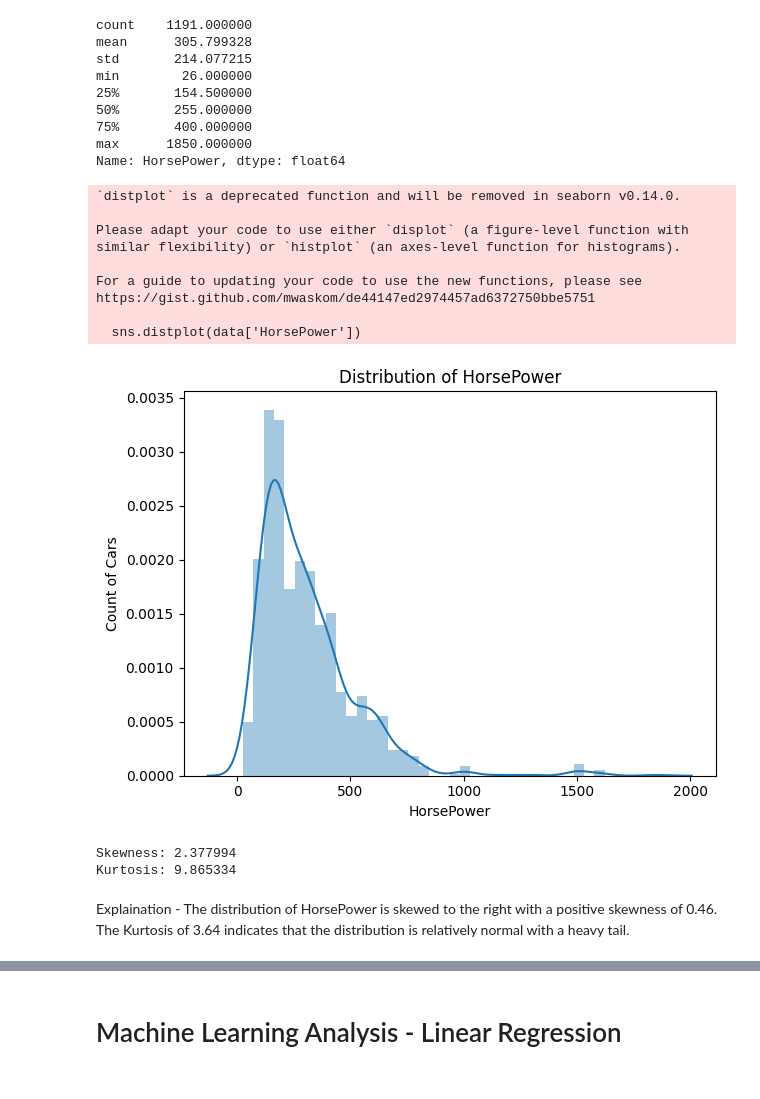
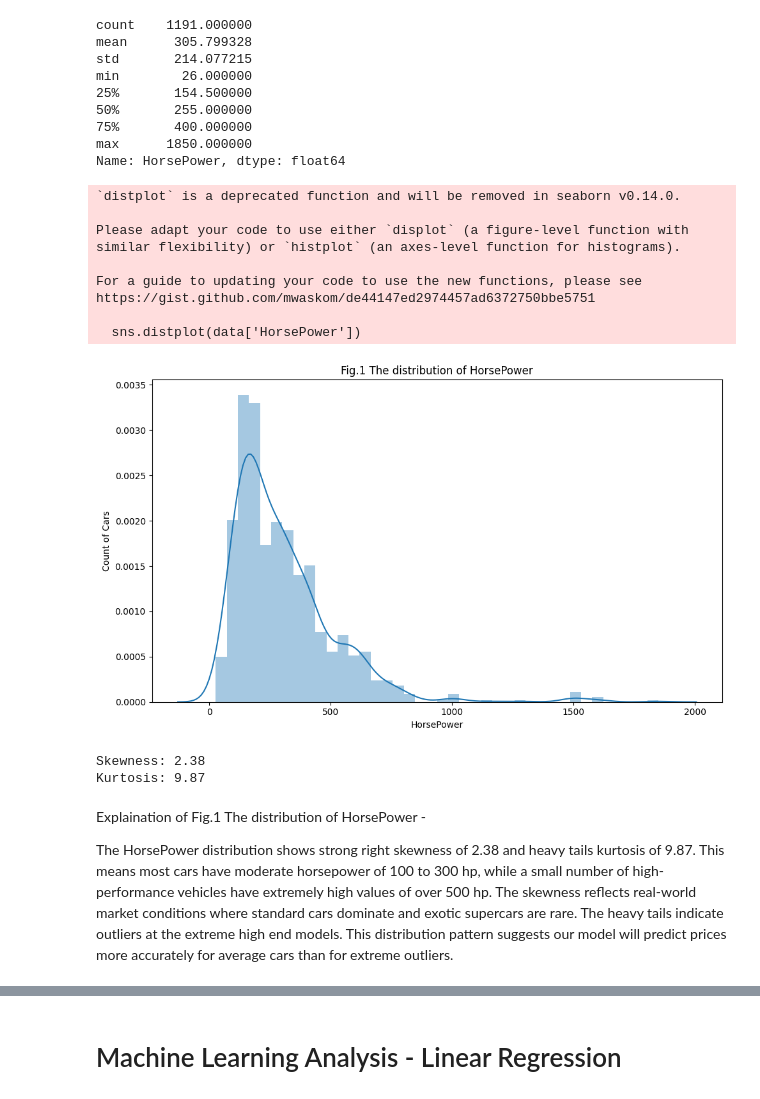
Before and after one commit to Syed-Nihaal/Cars-Dataset-Analysis-CW1, a Jupyter notebook: CW1.ipynb, the cells around one changed output, grey strips where cells are left out. Cells and saved outputs as stored; diff of their text form; code cells hidden in the pictures.

```diff
--- a/CW1.ipynb
+++ b/CW1.ipynb
@@ -43,3 +62,28 @@ data["Company Names"] = data["Company Names"].str.strip().str.upper()
 data["Cars Names"] = data["Cars Names"].str.strip().str.title()
 data["Fuel Types"] = data["Fuel Types"].str.strip().str.lower()
 data["Engines"] = data["Engines"].str.strip().str.upper()
+# %%
+# Encoding Catogorical data
+le = LabelEncoder()
+categorical_cols = ['Company Names', 'Fuel Types', 'Engines']
+label_encoders = {}
+for col in categorical_cols:
+    le = LabelEncoder()
+    # Create new encoded column
+    data[f'{col}_encoded'] = le.fit_transform(data[col])
+    label_encoders[col] = le
+
+data['Company Names_encoded'] = le.fit_transform(data['Company Names'])
+print("Company = Number Mapping:")
+for i, category in enumerate(le.classes_):
+    print(f"{category} = {i}")
+
+data['Fuel Types_encoded'] = le.fit_transform(data['Fuel Types'])
+print("Fuel Types = Number Mapping:")
+for i, category in enumerate(le.classes_):
+    print(f"{category} = {i}")
+
+data['Engines_encoded'] = le.fit_transform(data['Engines'])
+print("Engines = Number Mapping:")
+for i, category in enumerate(le.classes_):
+    print(f"{category} = {i}")
@@ -194,28 +265,31 @@ max      1850.000000
 Name: HorsePower, dtype: float64
 # %%
 # Displaying HorsePower and the count of cars distribution
+plt.figure(figsize=(10,6))
 sns.distplot(data['HorsePower'])
-plt.title('Distribution of HorsePower')
+plt.title('Fig.1 The distribution of HorsePower')
 plt.xlabel('HorsePower')
 plt.ylabel('Count of Cars')
 plt.tight_layout()
 plt.show()
 # Measure of distortion of symmetric distribution
-print("Skewness: %f" % data['HorsePower'].skew())
-print("Kurtosis: %f" % data['HorsePower'].kurt())
+print(f"Skewness: {data['HorsePower'].skew():.2f}")
+print(f"Kurtosis: {data['HorsePower'].kurt():.2f}")
 # %% [output]
 `distplot` is a deprecated function and will be removed in seaborn v0.14.0.
 
 Please adapt your code to use either `displot` (a figure-level function with
 similar flexibility) or `histplot` (an axes-level function for histograms).
 
 For a guide to updating your code to use the new functions, please see
 https://gist.github.com/mwaskom/de44147ed2974457ad6372750bbe5751
 
   sns.distplot(data['HorsePower'])
-[figure, old version]
+[figure, new version]
-Skewness: 2.377994
-Kurtosis: 9.865334
+Skewness: 2.38
+Kurtosis: 9.87
 # %% [markdown]
-Explaination -
-The distribution of HorsePower is skewed to the right with a positive skewness of 0.46. The Kurtosis of 3.64 indicates that the distribution is relatively normal with a heavy tail.
+Explaination of Fig.1 The distribution of HorsePower  -
+
+The HorsePower distribution shows strong right skewness of 2.38 and heavy tails kurtosis of 9.87. This means most cars have moderate horsepower of 100 to 300 hp, while a small number of high-performance vehicles have extremely high values of over 500 hp. The skewness reflects real-world market conditions where standard cars dominate and exotic supercars are rare. The heavy tails indicate outliers
+at the extreme high end models. This distribution pattern suggests our model will predict prices more accurately for average cars than for extreme outliers.
```
Also changed, not shown: parts of 27 cells of this notebook.
